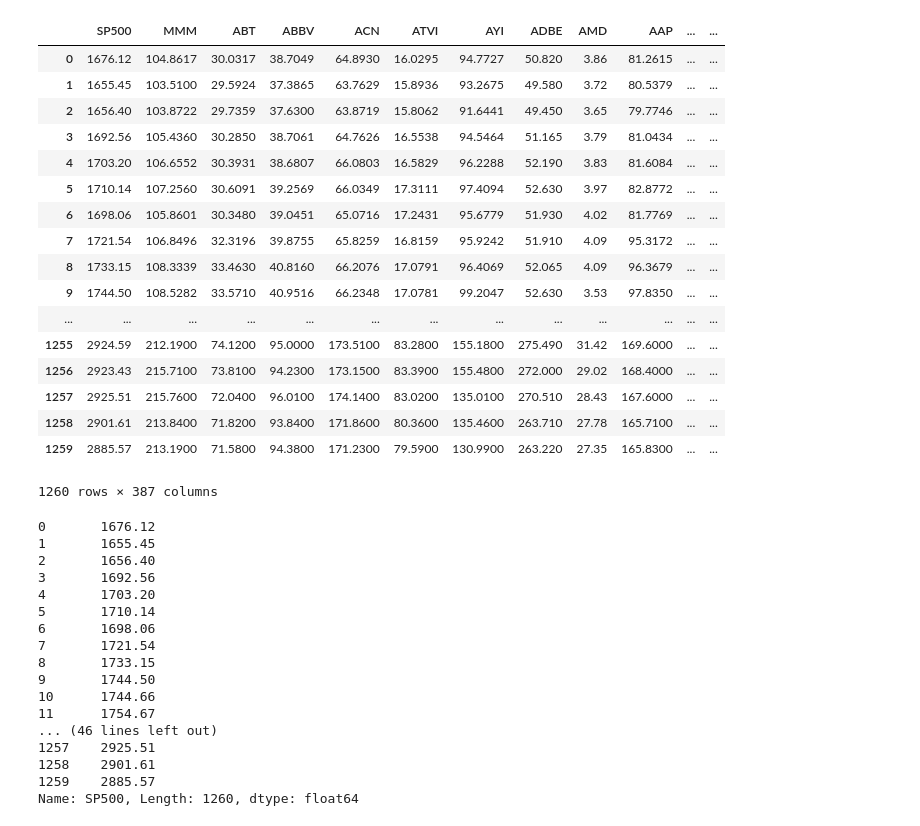
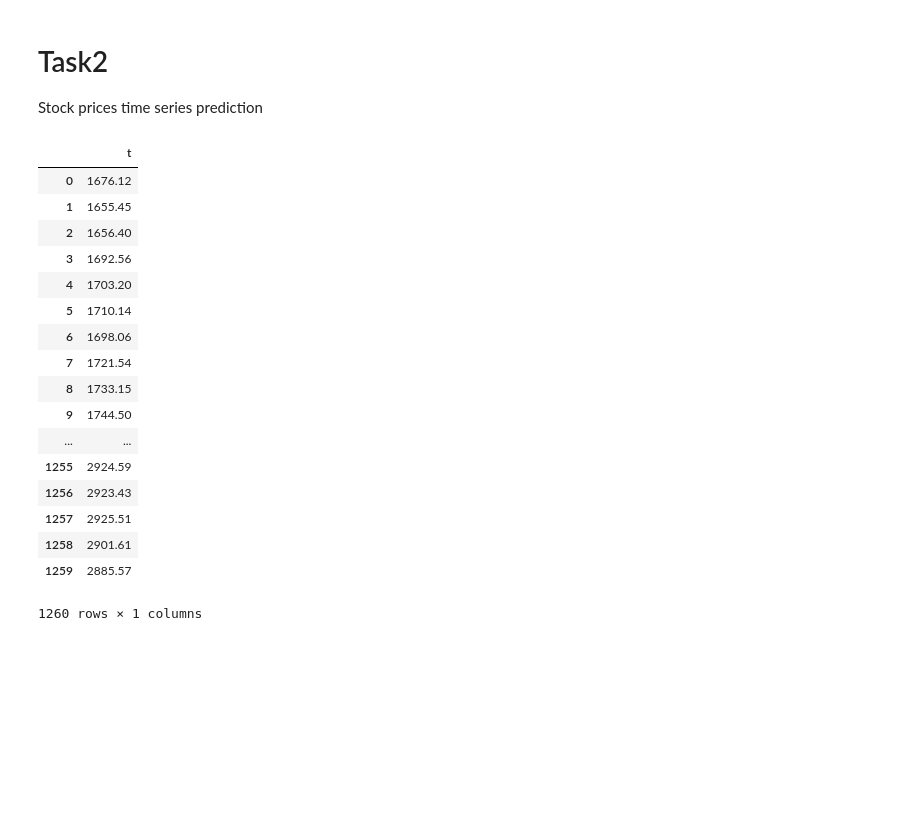
Before and after one commit to markrofail/CSEN_1067_project1, a Jupyter notebook: Task2.ipynb, the cells around one changed output. Saved outputs shown, nothing was run; the diff lists cells and outputs as text; code cells hidden in the pictures; blank space fills up the shorter version.

Commit message:
feat: finish task 2

```diff
--- a/Task2.ipynb
+++ b/Task2.ipynb
@@ -1,46 +1,31 @@
+# %% [markdown]
+# Task2
+Stock prices time series prediction
 # %%
 import pandas as pd
+import numpy as np
 
 df = pd.read_csv('sp500_27270.csv')
-df = df.drop(columns=['Unnamed: 0'])
+df = df[['SP500']]
+df.columns = ['t']
 
 df
 # %% [output]
-|  | SP500 | MMM | ABT | ABBV | ACN | ATVI | AYI | ADBE | AMD | AAP | ... | ... |
-| 0 | 1676.12 | 104.8617 | 30.0317 | 38.7049 | 64.8930 | 16.0295 | 94.7727 | 50.820 | 3.86 | 81.2615 | ... | ... |
-| 1 | 1655.45 | 103.5100 | 29.5924 | 37.3865 | 63.7629 | 15.8936 | 93.2675 | 49.580 | 3.72 | 80.5379 | ... | ... |
-| 2 | 1656.40 | 103.8722 | 29.7359 | 37.6300 | 63.8719 | 15.8062 | 91.6441 | 49.450 | 3.65 | 79.7746 | ... | ... |
-| 3 | 1692.56 | 105.4360 | 30.2850 | 38.7061 | 64.7626 | 16.5538 | 94.5464 | 51.165 | 3.79 | 81.0434 | ... | ... |
-| 4 | 1703.20 | 106.6552 | 30.3931 | 38.6807 | 66.0803 | 16.5829 | 96.2288 | 52.190 | 3.83 | 81.6084 | ... | ... |
-| 5 | 1710.14 | 107.2560 | 30.6091 | 39.2569 | 66.0349 | 17.3111 | 97.4094 | 52.630 | 3.97 | 82.8772 | ... | ... |
-| 6 | 1698.06 | 105.8601 | 30.3480 | 39.0451 | 65.0716 | 17.2431 | 95.6779 | 51.930 | 4.02 | 81.7769 | ... | ... |
-| 7 | 1721.54 | 106.8496 | 32.3196 | 39.8755 | 65.8259 | 16.8159 | 95.9242 | 51.910 | 4.09 | 95.3172 | ... | ... |
-| 8 | 1733.15 | 108.3339 | 33.4630 | 40.8160 | 66.2076 | 17.0791 | 96.4069 | 52.065 | 4.09 | 96.3679 | ... | ... |
-| 9 | 1744.50 | 108.5282 | 33.5710 | 40.9516 | 66.2348 | 17.0781 | 99.2047 | 52.630 | 3.53 | 97.8350 | ... | ... |
-| ... | ... | ... | ... | ... | ... | ... | ... | ... | ... | ... | ... | ... |
-| 1255 | 2924.59 | 212.1900 | 74.1200 | 95.0000 | 173.5100 | 83.2800 | 155.1800 | 275.490 | 31.42 | 169.6000 | ... | ... |
-| 1256 | 2923.43 | 215.7100 | 73.8100 | 94.2300 | 173.1500 | 83.3900 | 155.4800 | 272.000 | 29.02 | 168.4000 | ... | ... |
-| 1257 | 2925.51 | 215.7600 | 72.0400 | 96.0100 | 174.1400 | 83.0200 | 135.0100 | 270.510 | 28.43 | 167.6000 | ... | ... |
-| 1258 | 2901.61 | 213.8400 | 71.8200 | 93.8400 | 171.8600 | 80.3600 | 135.4600 | 263.710 | 27.78 | 165.7100 | ... | ... |
-| 1259 | 2885.57 | 213.1900 | 71.5800 | 94.3800 | 171.2300 | 79.5900 | 130.9900 | 263.220 | 27.35 | 165.8300 | ... | ... |
+|  | t |
+| 0 | 1676.12 |
+| 1 | 1655.45 |
+| 2 | 1656.40 |
+| 3 | 1692.56 |
+| 4 | 1703.20 |
+| 5 | 1710.14 |
+| 6 | 1698.06 |
+| 7 | 1721.54 |
+| 8 | 1733.15 |
+| 9 | 1744.50 |
+| ... | ... |
+| 1255 | 2924.59 |
+| 1256 | 2923.43 |
+| 1257 | 2925.51 |
+| 1258 | 2901.61 |
+| 1259 | 2885.57 |
-1260 rows × 387 columns
+1260 rows × 1 columns
-# %%
-print(df['SP500'])
-# %% [output]
-0       1676.12
-1       1655.45
-2       1656.40
-3       1692.56
-4       1703.20
-5       1710.14
-6       1698.06
-7       1721.54
-8       1733.15
-9       1744.50
-10      1744.66
-11      1754.67
-... (46 lines left out)
-1257    2925.51
-1258    2901.61
-1259    2885.57
-Name: SP500, Length: 1260, dtype: float64
```
Also changed, not shown: parts of 20 cells of this notebook, 1 other file.
